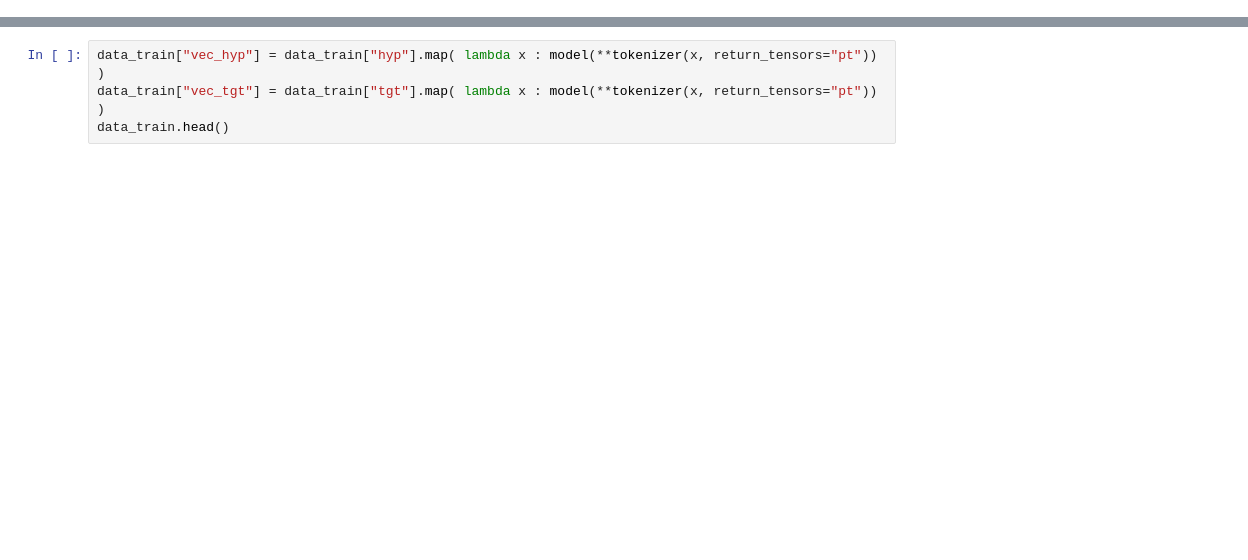
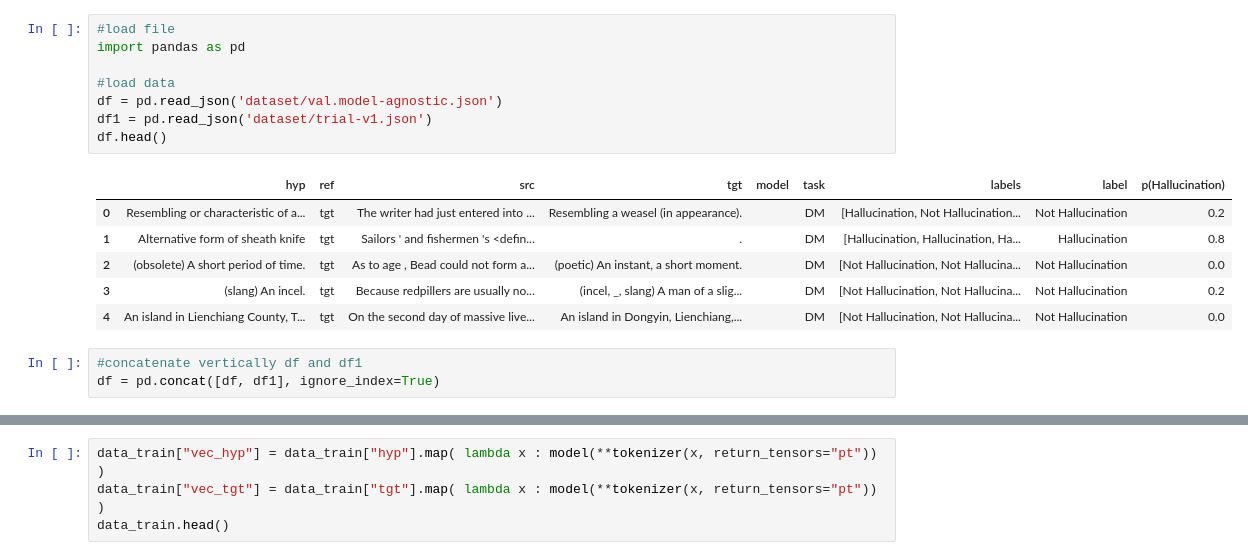
Before and after one commit to MAL-TO/shroom, a Jupyter notebook: Hallucination_first_test.ipynb, the cells around one changed output, grey strips where cells are left out. Drawn from its saved outputs; the diff is of its cells as text; blank space fills up the shorter version.

```diff
--- a/Hallucination_first_test.ipynb
+++ b/Hallucination_first_test.ipynb
@@ -9,0 +32,18 @@ You should probably TRAIN this model on a down-stream task to be able to use it
+# %%
+#load file
+import pandas as pd
+
+#load data
+df = pd.read_json('dataset/val.model-agnostic.json')
+df1 = pd.read_json('dataset/trial-v1.json')
+df.head()
+# %% [output]
+|  | hyp | ref | src | tgt | model | task | labels | label | p(Hallucination) |
+| 0 | Resembling or characteristic of a... | tgt | The writer had just entered into ... | Resembling a weasel (in appearance). |  | DM | [Hallucination, Not Hallucination... | Not Hallucination | 0.2 |
+| 1 | Alternative form of sheath knife | tgt | Sailors ' and fishermen 's <defin... | . |  | DM | [Hallucination, Hallucination, Ha... | Hallucination | 0.8 |
+| 2 | (obsolete) A short period of time. | tgt | As to age , Bead could not form a... | (poetic) An instant, a short moment. |  | DM | [Not Hallucination, Not Hallucina... | Not Hallucination | 0.0 |
+| 3 | (slang) An incel. | tgt | Because redpillers are usually no... | (incel, _, slang) A man of a slig... |  | DM | [Not Hallucination, Not Hallucina... | Not Hallucination | 0.2 |
+| 4 | An island in Lienchiang County, T... | tgt | On the second day of massive live... | An island in Dongyin, Lienchiang,... |  | DM | [Not Hallucination, Not Hallucina... | Not Hallucination | 0.0 |
+# %%
+#concatenate vertically df and df1
+df = pd.concat([df, df1], ignore_index=True)
```
Also changed, not shown: parts of 12 cells of this notebook.
